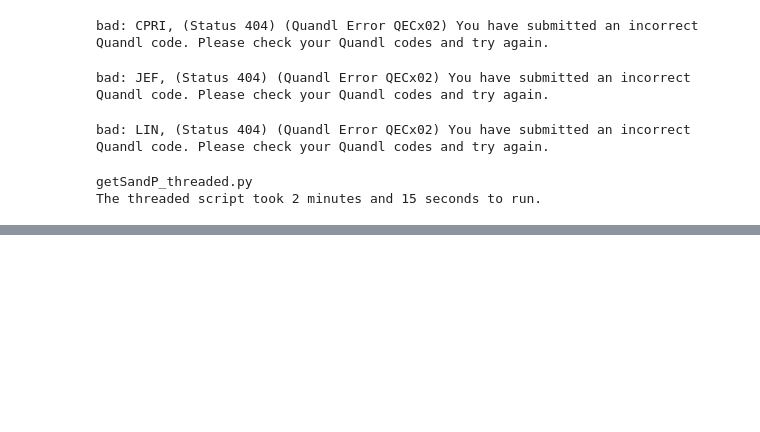
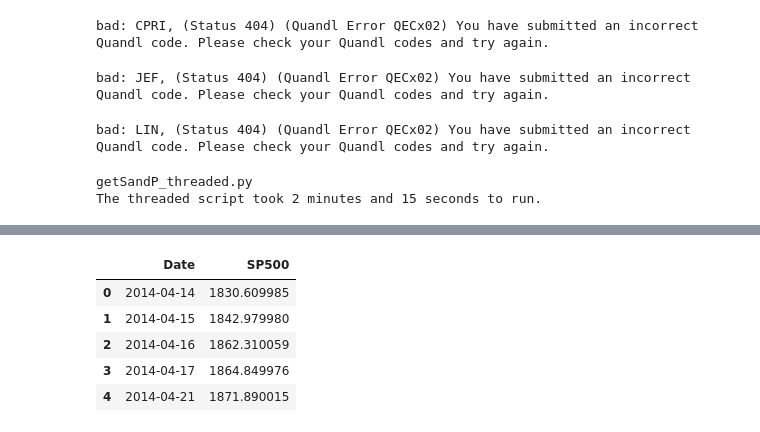
Before and after one commit to songzhm/arbitraryElasticNet, a Jupyter notebook: sandp500/scrape_most_recent_sp500_ constituents.ipynb, the cells around one changed output, grey strips where cells are left out. Saved outputs shown, nothing was run; the diff lists cells and outputs as text; code cells hidden in the pictures; blank space fills up the shorter version.

```diff
--- a/sandp500/scrape_most_recent_sp500_ constituents.ipynb
+++ b/sandp500/scrape_most_recent_sp500_ constituents.ipynb
@@ -71,0 +92,10 @@ The threaded script took 2 minutes and 15 seconds to run.
+# %%
+sp500inx = sp500inx.reset_index(drop=True)
+sp500inx.head()
+# %% [output]
+|  | Date | SP500 |
+| 0 | 2014-04-14 | 1830.609985 |
+| 1 | 2014-04-15 | 1842.979980 |
+| 2 | 2014-04-16 | 1862.310059 |
+| 3 | 2014-04-17 | 1864.849976 |
+| 4 | 2014-04-21 | 1871.890015 |
```
Also changed, not shown: parts of 11 cells of this notebook, 3 other files.
